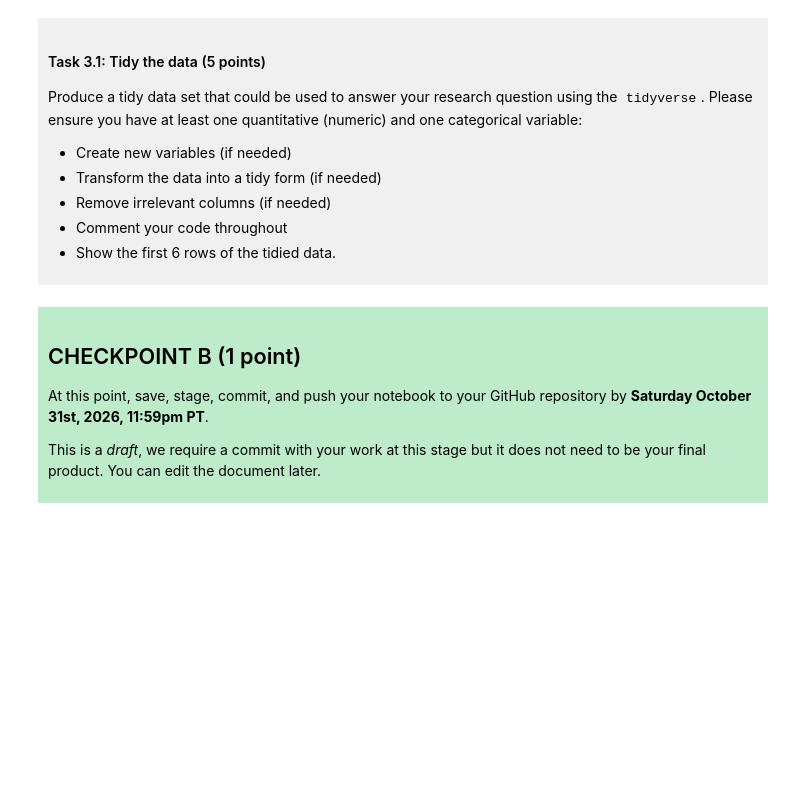
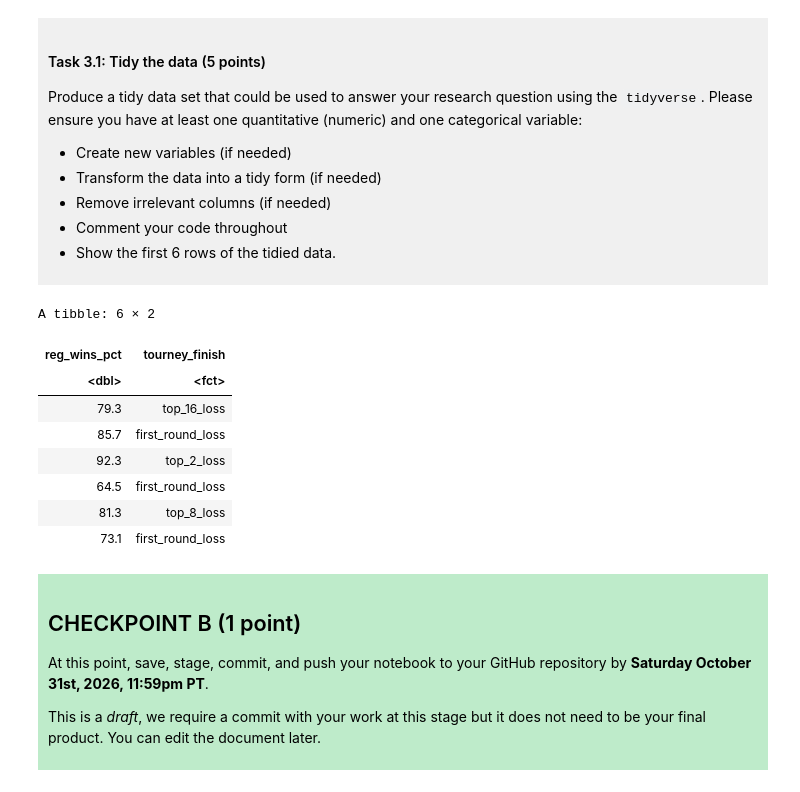
Before and after one commit to calebchow028/dsci-100-project-caleb-chow, a Jupyter notebook: dsci-100-project-notebook.ipynb, the cells around one changed output. Drawn from its saved outputs; the diff is of its cells as text; code cells hidden in the pictures; blank space fills up the shorter version.

Commit message:
Change to predict tourney finish and tidy data

```diff
--- a/dsci-100-project-notebook.ipynb
+++ b/dsci-100-project-notebook.ipynb
@@ -211,7 +221,21 @@ Produce a tidy data set that could be used to answer your research question usin
 
 </div>
 # %%
-### EDIT THIS CODE CELL ###
+tidy_wmm_data <- wmm_data |>
+    select(reg_wins_pct, tourney_finish)|> #only keep columns of regional win percentage and tourney finishes
+    filter(!is.na(reg_wins_pct), !is.na(tourney_finish)) |> #remove NA values from both columns
+    mutate(tourney_finish = as_factor(tourney_finish)) #change tourney_finish column into a factor/categorical variable
+head(tidy_wmm_data)
+# %% [output]
+A tibble: 6 × 2
+| reg_wins_pct | tourney_finish |
+| <dbl> | <fct> |
+| 79.3 | top_16_loss |
+| 85.7 | first_round_loss |
+| 92.3 | top_2_loss |
+| 64.5 | first_round_loss |
+| 81.3 | top_8_loss |
+| 73.1 | first_round_loss |
 # %% [markdown]
 <div style="background-color: #beebca; padding: 10px;">
 
```
Also changed, not shown: parts of 3 cells of this notebook.
